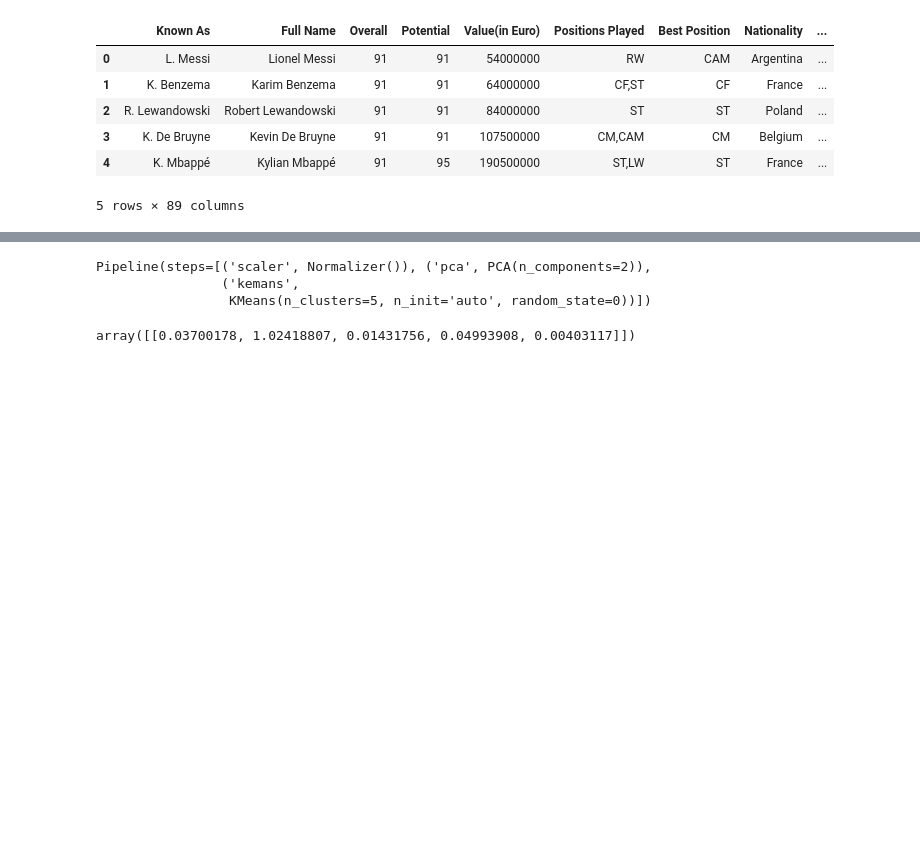
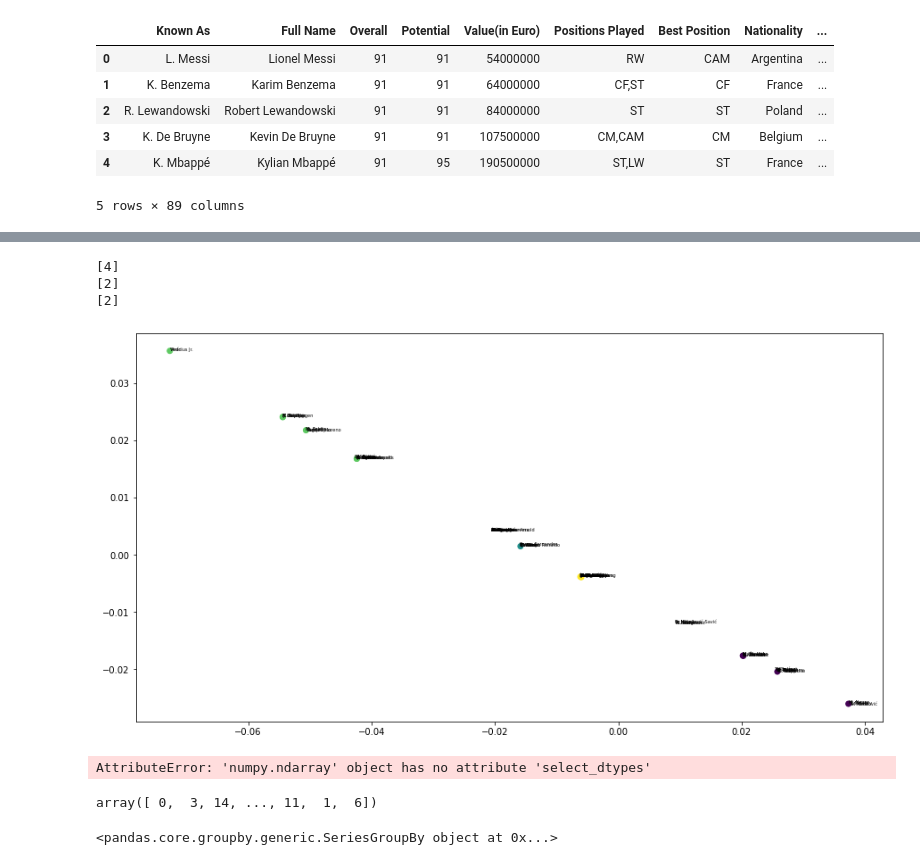
Before and after one commit to mahdialipoo/mid_AI, a Jupyter notebook: Q1.ipynb, the cells around one changed output, grey strips where cells are left out. Saved outputs shown, nothing was run; the diff lists cells and outputs as text; code cells hidden in the pictures; blank space fills up the shorter version.

```diff
--- a/Q1.ipynb
+++ b/Q1.ipynb
@@ -35,6 +28,0 @@ data1
-# %%
-numeric_data=data1._get_numeric_data()
-numeric_data=numeric_data.to_numpy(dtype=float)
-from sklearn.preprocessing import Normalizer
-
-noraml_data=Normalizer().fit_transform(numeric_data)
@@ -84,15 +30,4 @@ from sklearn.cluster import KMeans
 mbapeh=data.loc[data['Full Name']=='Kylian Mbappé']
 messi=data.loc[data['Full Name']=='Lionel Messi']
 ronaldo=data.loc[data['Full Name']=='C. Ronaldo dos Santos Aveiro']
-# %%
-from sklearn.pipeline import Pipeline
-normalizer=Normalizer()
-pca=PCA(n_components=2)
-kmeans = KMeans(n_clusters=5, random_state=0, n_init="auto")
-pipe = Pipeline(steps=[("scaler", normalizer), ("pca", pca), ("kemans", kmeans)])
-pipe.fit(numeric_data)
-# %% [output]
-Pipeline(steps=[('scaler', Normalizer()), ('pca', PCA(n_components=2)),
-                ('kemans',
-                 KMeans(n_clusters=5, n_init='auto', random_state=0))])
 # %%
@@ -111,9 +58,40 @@ class Model():
-# %%
-m=Model()
-m.fit(data1)
-m.transform(messi)
-print(pipe.transform(messi_numeric))
-print(pipe.transform(ronaldo_numeric))
-print(pipe.transform(mbapeh_numeric))
-# %% [output]
-array([[0.03700178, 1.02418807, 0.01431756, 0.04993908, 0.00403117]])
+# %%
+model=Model(5)
+model.fit(data1)
+model.transform(messi)
+print(model.predict(messi))
+print(model.predict(ronaldo))
+print(model.predict(mbapeh))
+# player3=np.array([messi,ronaldo,mbapeh])
+# model.predict(player3)
+# %% [output]
+[4]
+[2]
+[2]
+# %%
+import matplotlib.pyplot as plt
+fig, ax = plt.subplots()
+fig.set_figwidth(15)
+fig.set_figheight(8)
+index=list(range(0,91,7))
+ax.scatter(model.pca_transform(data1)[:,0][index], model.pca_transform(data1)[:,1][index],c=model.predict(data1)[index])
+names=data1['Known As'].to_numpy()
+for i, txt in enumerate(names):
+    ax.annotate(txt, (model.pca_transform(data1)[:,0][i],model.pca_transform(data1)[:,1][i]),fontsize=5)
+# %% [output]
+[figure, added]
+# %%
+x=np.array([[1,2,3,4],['fgh','hfg','sr','yu']])
+x.select_dtypes([np.number])
+# %% [output]
+AttributeError: 'numpy.ndarray' object has no attribute 'select_dtypes'
+# %%
+model2=Model(15)
+model2.fit(data)
+pred=model2.predict(data)
+from sklearn.preprocessing import LabelEncoder
+label = LabelEncoder()
+label.fit_transform(data['Best Position'])
+# pd.get_dummies(data['Best Position'])
+# %% [output]
+array([ 0,  3, 14, ..., 11,  1,  6])
@@ -119,0 +100,4 @@ array([[0.03700178, 1.02418807, 0.01431756, 0.04993908, 0.00403117]])
+# %%
+d.groupby('a')['b']
+# %% [output]
+<pandas.core.groupby.generic.SeriesGroupBy object at 0x...>
```
Also changed, not shown: parts of 7 cells of this notebook, 5 other files.
